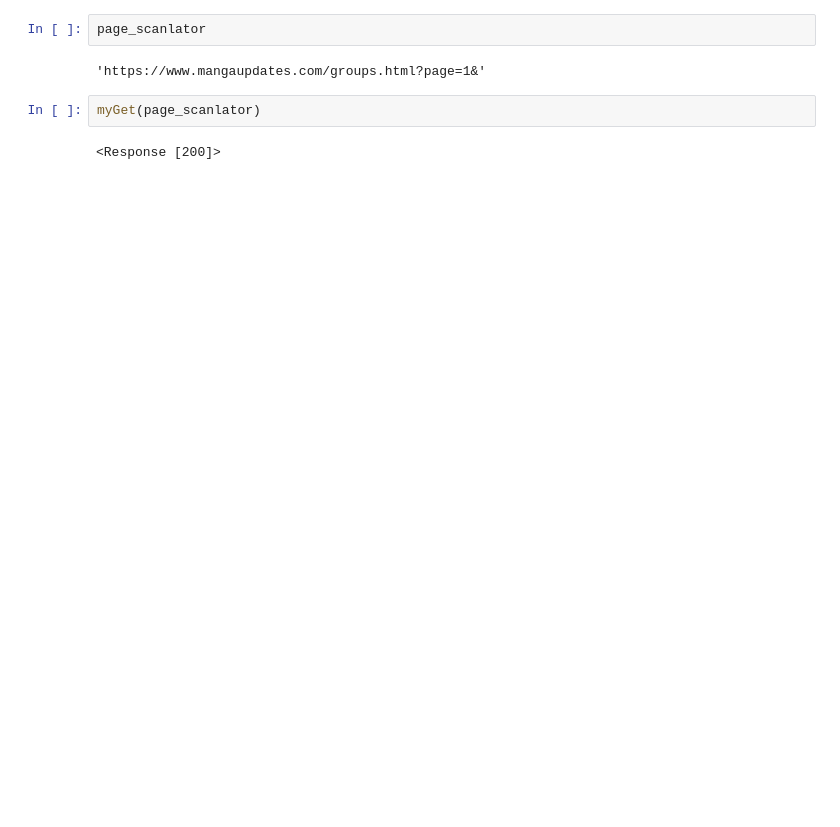
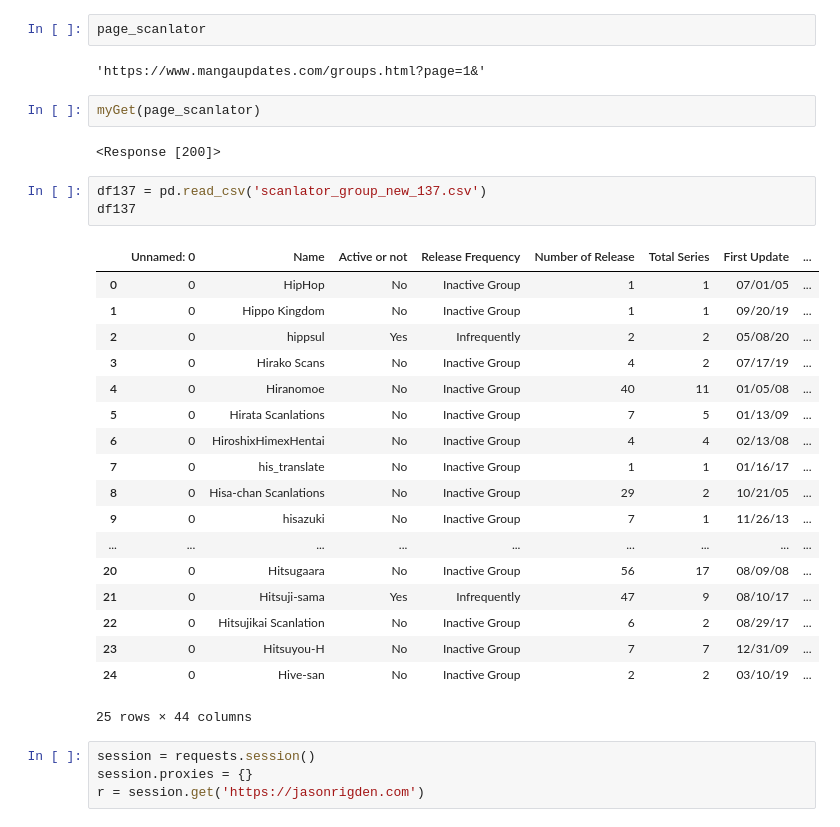
Before and after one commit to haolinh24/MangaUpdates, a Jupyter notebook: MangaUpdate Scrape misc.ipynb, the cells around one changed output. Cells and saved outputs as stored; diff of their text form; blank space fills up the shorter version.

Commit message:
requests with tor

```diff
--- a/MangaUpdate Scrape misc.ipynb
+++ b/MangaUpdate Scrape misc.ipynb
@@ -68,3 +70,29 @@ page_scanlator
 myGet(page_scanlator)
 # %% [output]
 <Response [200]>
+# %%
+df137 = pd.read_csv('scanlator_group_new_137.csv')
+df137
+# %% [output]
+|  | Unnamed: 0 | Name | Active or not | Release Frequency | Number of Release | Total Series | First Update | ... |
+| 0 | 0 | HipHop | No | Inactive Group | 1 | 1 | 07/01/05 | ... |
+| 1 | 0 | Hippo Kingdom | No | Inactive Group | 1 | 1 | 09/20/19 | ... |
+| 2 | 0 | hippsul | Yes | Infrequently | 2 | 2 | 05/08/20 | ... |
+| 3 | 0 | Hirako Scans | No | Inactive Group | 4 | 2 | 07/17/19 | ... |
+| 4 | 0 | Hiranomoe | No | Inactive Group | 40 | 11 | 01/05/08 | ... |
+| 5 | 0 | Hirata Scanlations | No | Inactive Group | 7 | 5 | 01/13/09 | ... |
+| 6 | 0 | HiroshixHimexHentai | No | Inactive Group | 4 | 4 | 02/13/08 | ... |
+| 7 | 0 | his_translate | No | Inactive Group | 1 | 1 | 01/16/17 | ... |
+| 8 | 0 | Hisa-chan Scanlations | No | Inactive Group | 29 | 2 | 10/21/05 | ... |
+| 9 | 0 | hisazuki | No | Inactive Group | 7 | 1 | 11/26/13 | ... |
+| ... | ... | ... | ... | ... | ... | ... | ... | ... |
+| 20 | 0 | Hitsugaara | No | Inactive Group | 56 | 17 | 08/09/08 | ... |
+| 21 | 0 | Hitsuji-sama | Yes | Infrequently | 47 | 9 | 08/10/17 | ... |
+| 22 | 0 | Hitsujikai Scanlation | No | Inactive Group | 6 | 2 | 08/29/17 | ... |
+| 23 | 0 | Hitsuyou-H | No | Inactive Group | 7 | 7 | 12/31/09 | ... |
+| 24 | 0 | Hive-san | No | Inactive Group | 2 | 2 | 03/10/19 | ... |
+25 rows × 44 columns
+# %%
+session = requests.session()
+session.proxies = {}
+r = session.get('https://jasonrigden.com')
```
Also changed, not shown: parts of 6 cells of this notebook.
